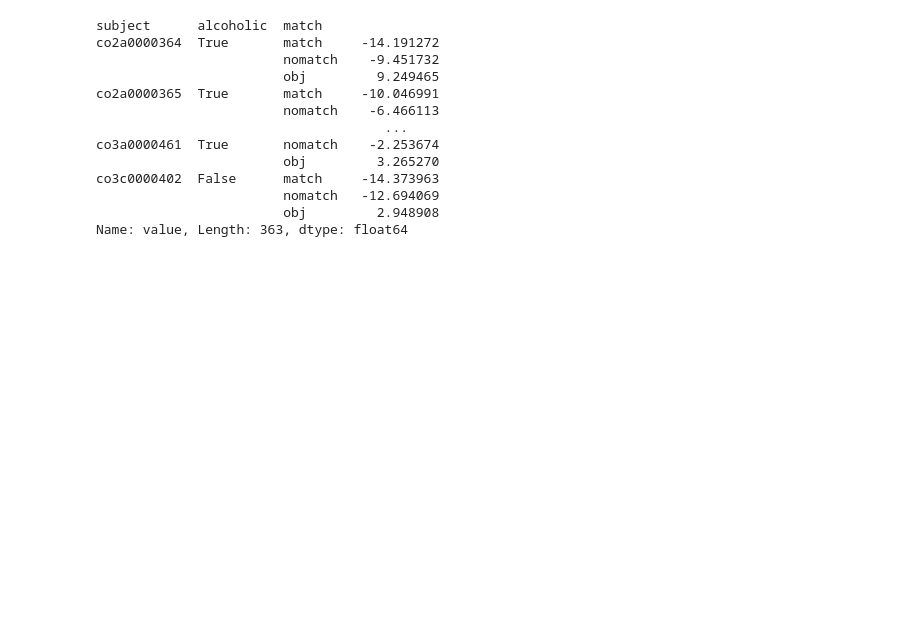
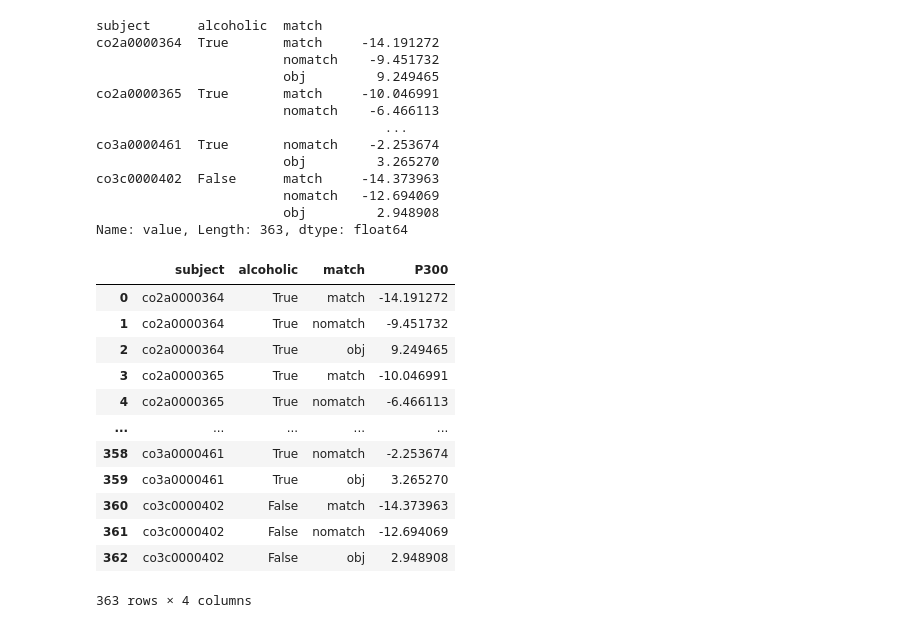
Before and after one commit to jgeller112/ERDOS_EEG_Project, a Jupyter notebook: Bootcamp_notebook_project.ipynb, the cells around one changed output. Drawn from its saved outputs; the diff is of its cells as text; code cells hidden in the pictures; blank space fills up the shorter version.

```diff
--- a/Bootcamp_notebook_project.ipynb
+++ b/Bootcamp_notebook_project.ipynb
@@ -234,0 +237,18 @@ Name: value, Length: 363, dtype: float64
+# %%
+P300_means = pd.read_csv("p300_trials.csv") # read in csv
+# %%
+P300_means.rename(index=str, columns={"value": "P300"}) #rename column
+# %% [output]
+|  | subject | alcoholic | match | P300 |
+| 0 | co2a0000364 | True | match | -14.191272 |
+| 1 | co2a0000364 | True | nomatch | -9.451732 |
+| 2 | co2a0000364 | True | obj | 9.249465 |
+| 3 | co2a0000365 | True | match | -10.046991 |
+| 4 | co2a0000365 | True | nomatch | -6.466113 |
+| ... | ... | ... | ... | ... |
+| 358 | co3a0000461 | True | nomatch | -2.253674 |
+| 359 | co3a0000461 | True | obj | 3.265270 |
+| 360 | co3c0000402 | False | match | -14.373963 |
+| 361 | co3c0000402 | False | nomatch | -12.694069 |
+| 362 | co3c0000402 | False | obj | 2.948908 |
+363 rows × 4 columns
```
Also changed, not shown: parts of 4 cells of this notebook, 1 other file.
